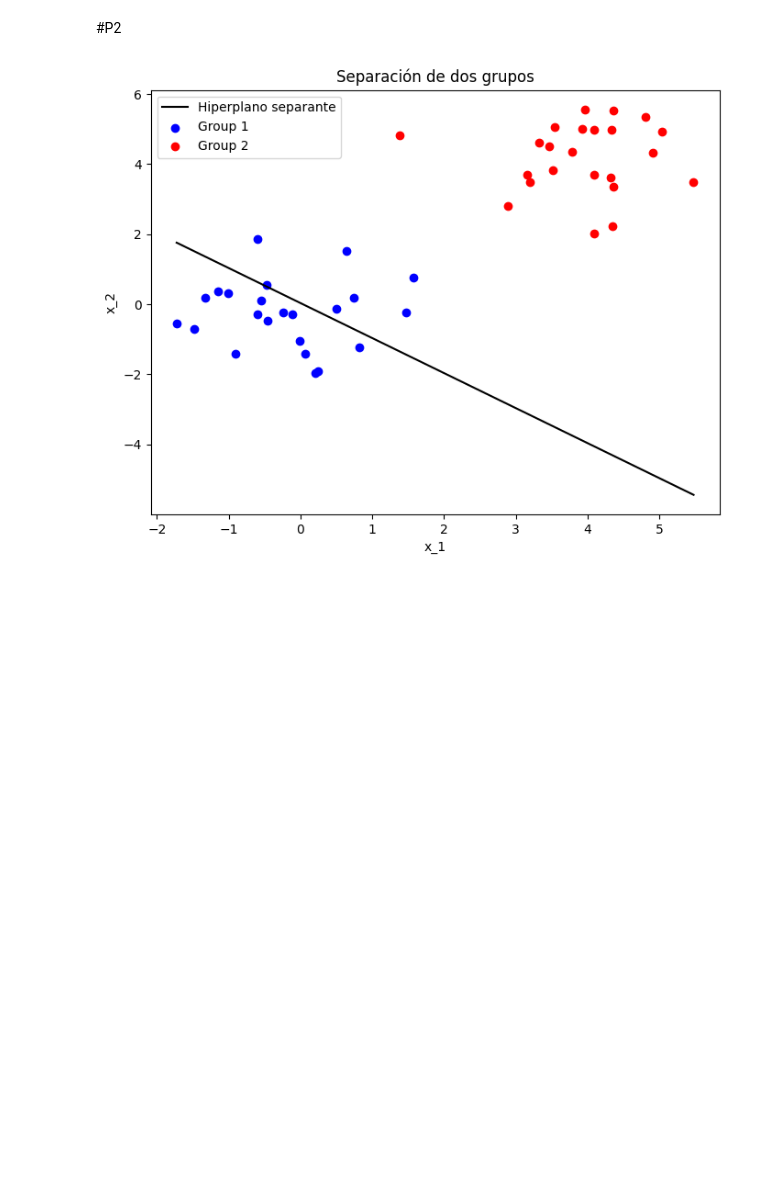
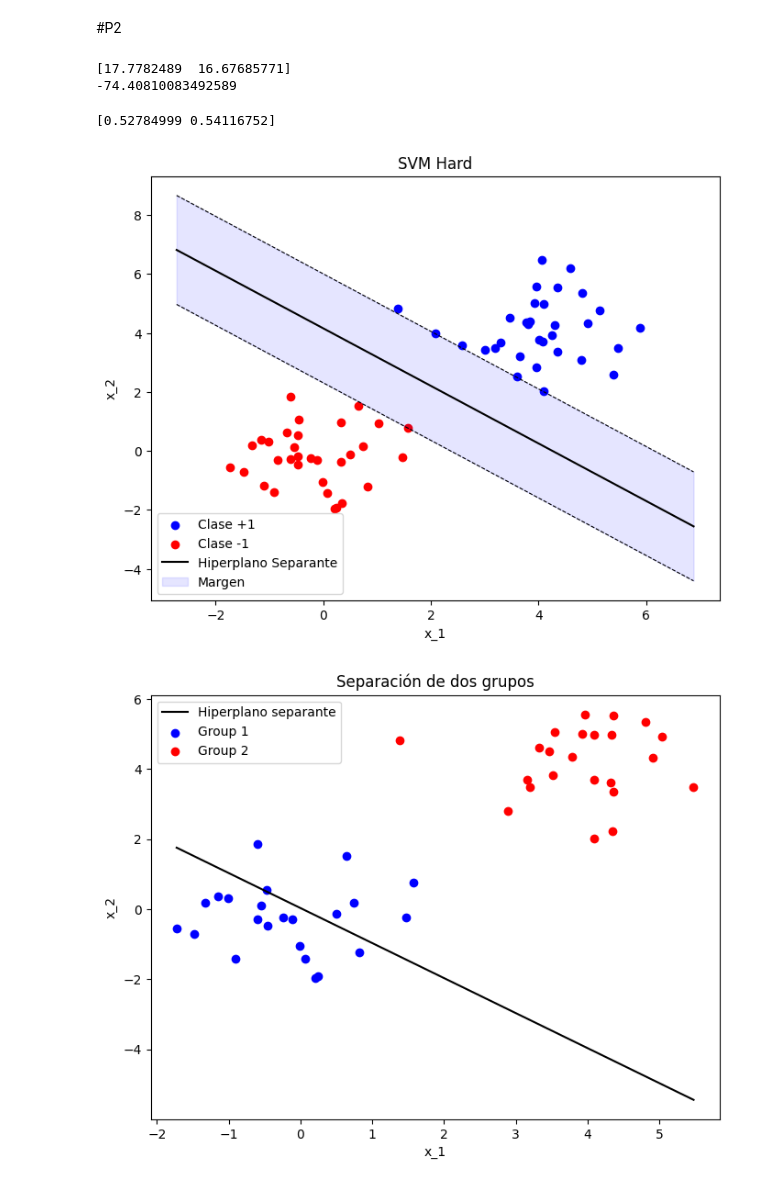
Before and after one commit to JoseAguirre-10/Tarea-1-Optimizaci-n-Matem-tica, a Jupyter notebook: 2025033120039B17C1D6B52DF760__Tarea1-NOMBRE_APELLIDO.ipynb, the cells around one changed output. Drawn from its saved outputs; the diff is of its cells as text; code cells hidden in the pictures; blank space fills up the shorter version.

```diff
--- a/2025033120039B17C1D6B52DF760__Tarea1-NOMBRE_APELLIDO.ipynb
+++ b/2025033120039B17C1D6B52DF760__Tarea1-NOMBRE_APELLIDO.ipynb
@@ -55,0 +94,42 @@ def graficar(X,y,w=None,b=None):
+# %%
+import gurobipy as gp
+from gurobipy import GRB
+import numpy as np
+
+def SVM_Hard(X, y):
+    n, d = X.shape  # n puntos, d dimensiones
+
+    # Creamos el modelo
+    model = gp.Model("SVM_Hard")
+    model.setParam('OutputFlag', 0)  # Silenciar la salida de Gurobi
+
+    # Variables
+    w = model.addVars(d, lb=-GRB.INFINITY, name="w")
+    b = model.addVar(lb=-GRB.INFINITY, name="b")
+
+    # Objetivo: minimizar 0.5 * ||w||^2 = 0.5 * sum(w_i^2)
+    model.setObjective(gp.quicksum(w[j]*w[j] for j in range(d)) * 0.5, GRB.MINIMIZE)
+
+    # Restricciones: y_i * (w^T x_i + b) >= 1
+    for i in range(n):
+        model.addConstr(
+            y[i] * (gp.quicksum(w[j]*X[i, j] for j in range(d)) + b) >= 1,
+            name=f"margin_{i}"
+        )
+
+    # Optimizar
+    model.optimize()
+
+    # Obtener solución
+    w_sol = np.array([w[j].X for j in range(d)])
+    b_sol = b.X
+    return w_sol, b_sol
+# %%
+#Ejemplo
+X, y = generador_puntos_separados(320)
+w, b = SVM_Hard(X, y)
+print (w)
+print (b)
+# %% [output]
+[17.7782489  16.67685771]
+-74.40810083492589
@@ -56,3 +177,11 @@ def graficar(X,y,w=None,b=None):
+# %%
+X, y = generador_puntos_separados(32)
+w, b = SVM_Hard(X, y)
+print (w)
+graficar_SVM(X, y, w, b)
+# %% [output]
+[0.52784999 0.54116752]
+[figure, added]
 # %%
 #Ejemplo:
 X,y=generador_puntos_separados(23)
```
Also changed, not shown: parts of 4 cells of this notebook.
